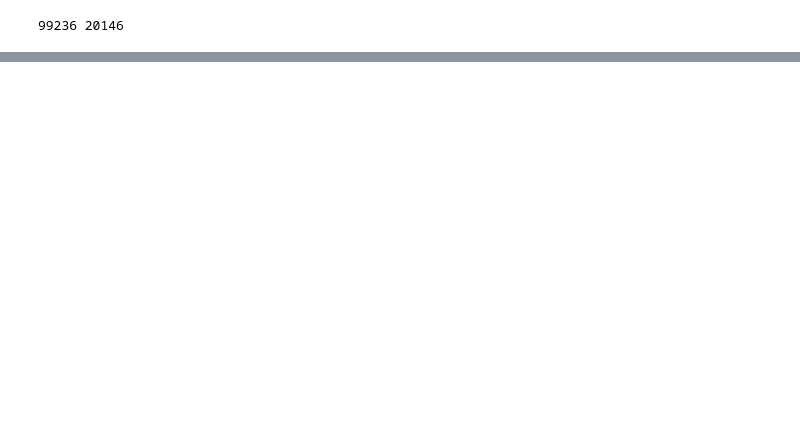
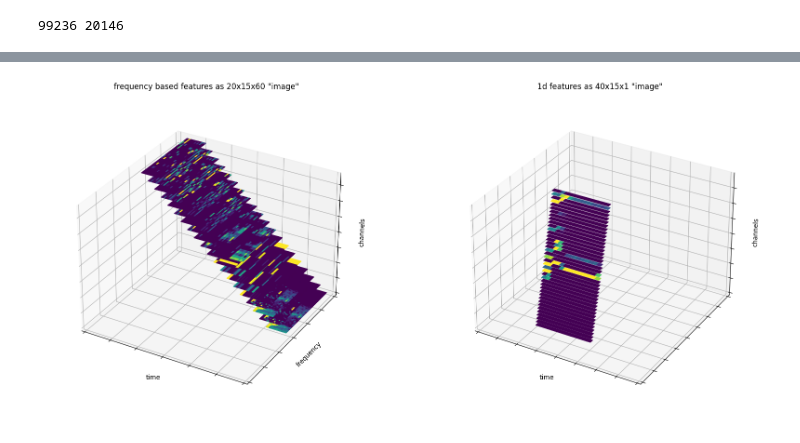
Before and after one commit to RedPill69/BirdTask, a Jupyter notebook: task03/bob.ipynb, the cells around one changed output, grey strips where cells are left out. Cells and saved outputs as stored; diff of their text form; code cells hidden in the pictures; blank space fills up the shorter version.

```diff
--- a/task03/bob.ipynb
+++ b/task03/bob.ipynb
@@ -364,16 +388,3 @@ test_loader = DataLoader(test_set, batch_size=128, shuffle=False)
 print(len(train_set), len(test_set))
 # %% [output]
 99236 20146
-# %%
-dummy_input = train_set[np.random.randint(0, len(train_set))][0].unsqueeze(0)
-images, one_d = bob_dummy.get_images(dummy_input)
-print(images.shape, one_d.shape)
-
-fig, axes = plt.subplots(nrows=2, ncols=10, figsize=(20, 15))
-for i in range(images.shape[1]):
-    axes[i // 10, i % 10].imshow(images[0][i].cpu().swapdims(0, 1), cmap='viridis')
-
-fig2, axes2 = plt.subplots(nrows=4, ncols=10, figsize=(20, 2))
-for i in range(one_d.shape[1]):
-    axes2[i // 10, i % 10].imshow(one_d[0][i].unsqueeze(1).cpu().swapdims(0, 1), cmap='viridis')
-    axes2[i // 10, i % 10].axes.get_yaxis().set_visible(False)
@@ -383,0 +391,73 @@ torch.Size([1, 20, 15, 60]) torch.Size([1, 40, 15])
+# %%
+dummy_input = train_set[np.random.randint(0, len(train_set))][0].unsqueeze(0)
+images, one_d = bob_dummy.get_images(dummy_input)
+print(images.shape, one_d.shape)
+
+X = np.arange(0, 60, 1)
+Y = np.arange(0, 60, 1)
+X, Y = np.meshgrid(X, Y)
+Z = np.zeros_like(X)
+
+fig = plt.figure(figsize=(20, 10))
+
+ax = fig.add_subplot(121, projection='3d')
+ax.set_box_aspect(aspect=None, zoom=0.9)
+ax.set_ylim(-60, 60)
+ax.set_xlim(-120, 0)
+ax.set(xticklabels=[],
+       yticklabels=[],
+       zticklabels=[])
+ax.set_xlabel('time')
+ax.set_zlabel('channels')
+ax.set_ylabel('frequency')
+ax.set_title(f'frequency based features as 20x15x60 \"image\"')
+ax.computed_zorder = False
+
+for i in range(images.shape[1]):
+    image = images[0][i].cpu().swapdims(0, 1).squeeze(0).numpy()
+
+    aspect_ratio = image.shape[0] / image.shape[1]
+    canvas_size = max(image.shape[0], image.shape[1])
+    canvas = np.zeros((canvas_size, canvas_size))
+    canvas[:, :] = np.nan
+    start_x = (canvas_size - image.shape[0]) // 2
+    start_y = (canvas_size - image.shape[1]) // 2
+    canvas[start_x:start_x + image.shape[0],
+           start_y:start_y + image.shape[1]] = image
+    colors = cm.viridis(canvas)
+    ax.plot_surface(X - 5 * i - 40, Y, Z + i * 0.1, rstride=1,
+                    cstride=1, facecolors=colors, shade=False, zorder=i)
+
+X = np.arange(0, 15, 1)
+Y = np.arange(0, 15, 1)
+X, Y = np.meshgrid(X, Y)
+Z = np.zeros_like(X)
+
+ax = fig.add_subplot(122, projection='3d')
+ax.set_box_aspect(aspect=None, zoom=0.9)
+ax.set_xlim(-10, 30)
+ax.set_ylim(0, 40)
+ax.set(xticklabels=[], yticklabels=[], zticklabels=[])
+ax.computed_zorder = False
+ax.set_title('1d features as 40x15x1 \"image\"')
+ax.set_zlabel('channels')
+ax.set_xlabel('time')
+
+for i in range(one_d.shape[1]):
+    image = one_d[0][i].cpu().unsqueeze(0).numpy()
+    aspect_ratio = image.shape[0] / image.shape[1]
+    canvas_size = max(image.shape[0], image.shape[1])
+    canvas = np.zeros((canvas_size, canvas_size))
+    canvas[:, :] = np.nan
+    start_x = (canvas_size - image.shape[0]) // 2
+    start_y = (canvas_size - image.shape[1]) // 2
+    canvas[start_x:start_x + image.shape[0],
+           start_y:start_y + image.shape[1]] = image
+    colors = cm.viridis(canvas)
+    ax.plot_surface(X, Y + i * 0.2, Z + i * 0.1, rstride=1,
+                    cstride=1, facecolors=colors, shade=False, zorder=i)
+
+bob_dummy.eval()
+model_graph = draw_graph(bob_dummy, input_size=(1, left_offset+right_offset+1, 548), expand_nested=True, show_shapes=False, graph_dir='LR')
+model_graph.visual_graph
+# %% [output]
@@ -384 +466,2 @@ torch.Size([1, 20, 15, 60]) torch.Size([1, 40, 15])
+[figure, added]
 # %%
```
Also changed, not shown: parts of 10 cells of this notebook, 5 other files.
